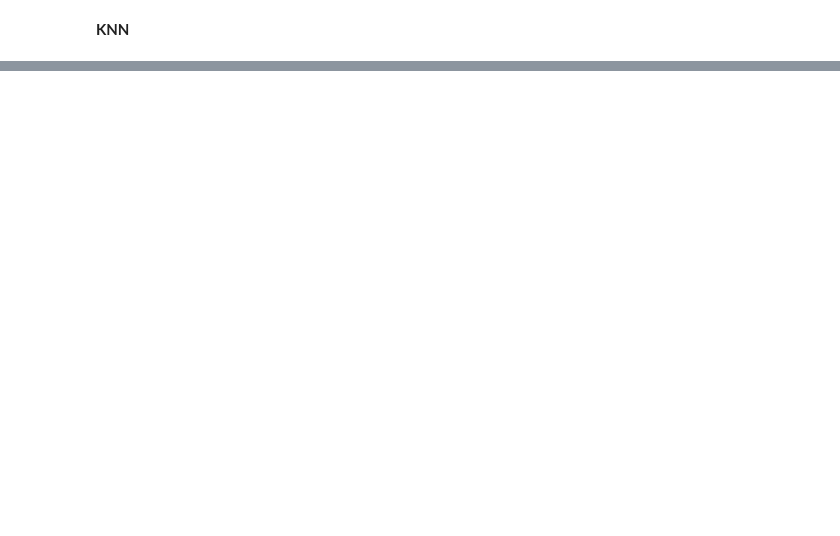
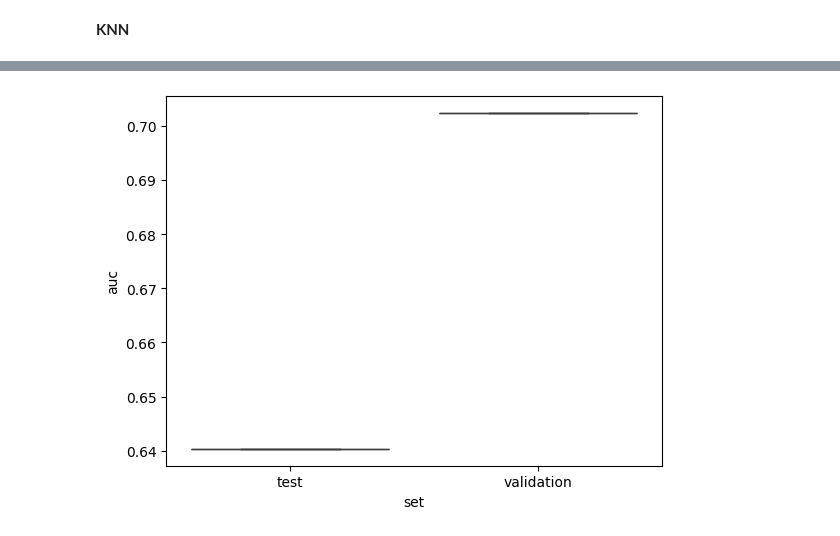
Before and after one commit to folkertj00/liver_learning, a Jupyter notebook: assignment.ipynb, the cells around one changed output, grey strips where cells are left out. Cells and saved outputs as stored; diff of their text form; code cells hidden in the pictures; blank space fills up the shorter version.

```diff
--- a/assignment.ipynb
+++ b/assignment.ipynb
@@ -294,12 +294,2 @@ for clf in clsfs:
 # %% [markdown]
 **KNN**
-# %%
-# Fit kNN
-knn = neighbors.KNeighborsClassifier(n_neighbors=15)
-knn.fit(X_train_pca, y_train)
-score_train = knn.score(X_train_pca, y_train)
-score_test = knn.score(X_test_pca, y_test)
-
-# Print result
-print(f"Training result: {score_train}")
-print(f"Test result: {score_test}")
@@ -305,0 +340,77 @@ print(f"Test result: {score_test}")
+# %%
+# # Fit kNN
+# knn = neighbors.KNeighborsClassifier(n_neighbors=15)
+# knn.fit(X_train_pca, y_train)
+# score_train = knn.score(X_train_pca, y_train)
+# score_test = knn.score(X_test_pca, y_test)
+
+# # Print result
+# print(f"Training result simple knn: {score_train}")
+# print(f"Test result simple knn: {score_test}")
+
+## Perform grid search in a cross-validation setting
+# Create a 20 fold stratified CV iterator
+cv_20fold = model_selection.StratifiedKFold(n_splits=10)
+results = []
+best_n_neighbors = []
+
+# Loop over the folds
+for validation_index, test_index in cv_20fold.split(X, y):
+    # # Split the data properly
+    # X_validation = X_train_scaled
+    # y_validation = y_train['label'].values
+
+    # X_test = X_val_scaled
+    # y_test = y_val['label'].values
+
+    # Assign the data properly
+    X_validation = X_val_scaled
+    y_validation = y_val['label'].values
+
+    X_test = X_test_scaled
+    y_test = y_test
+
+    # Create a grid search to find the optimal k using a gridsearch and 10-fold cross validation
+    # Same as above
+    parameters = {"n_neighbors": list(range(1, 26, 2))}
+    knn = neighbors.KNeighborsClassifier()
+    cv_10fold = model_selection.StratifiedKFold(n_splits=10)
+    grid_search = model_selection.GridSearchCV(knn, parameters, cv=cv_10fold, scoring='roc_auc')
+    grid_search.fit(X_validation, y_validation)
+
+    # Get resulting classifier
+    clf = grid_search.best_estimator_
+    print(f'Best classifier: k={clf.n_neighbors}')
+    best_n_neighbors.append(clf.n_neighbors)
+
+    # Test the classifier on the test data
+    probabilities = clf.predict_proba(X_test)
+    scores = probabilities[:, 1]
+
+    # Get the auc
+    auc = metrics.roc_auc_score(y_test, scores)
+    results.append({
+        'auc': auc,
+        'k': clf.n_neighbors,
+        'set': 'test'
+    })
+
+    # Test the classifier on the validation data
+    probabilities_validation = clf.predict_proba(X_validation)
+    scores_validation = probabilities_validation[:, 1]
+
+    # Get the auc
+    auc_validation = metrics.roc_auc_score(y_validation, scores_validation)
+    results.append({
+        'auc': auc_validation,
+        'k': clf.n_neighbors,
+        'set': 'validation'
+    })
+
+# Create results dataframe and plot it
+results = pd.DataFrame(results)
+seaborn.boxplot(y='auc', x='set', data=results)
+
+optimal_n = int(np.median(best_n_neighbors))
+print(f"The optimal N={optimal_n}")
+# %% [output]
@@ -305,0 +428 @@ print(f"Test result: {score_test}")
+[figure, added]
```
Also changed, not shown: parts of 4 cells of this notebook.
